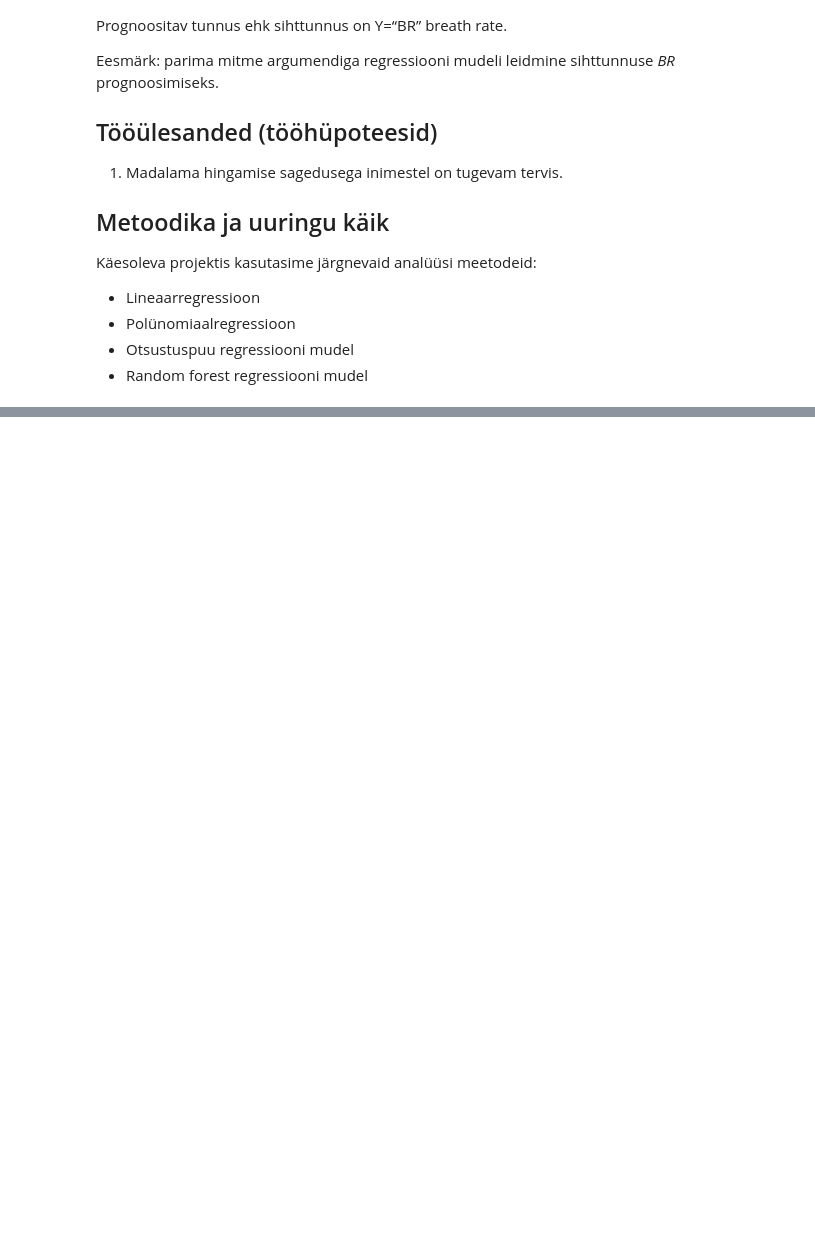
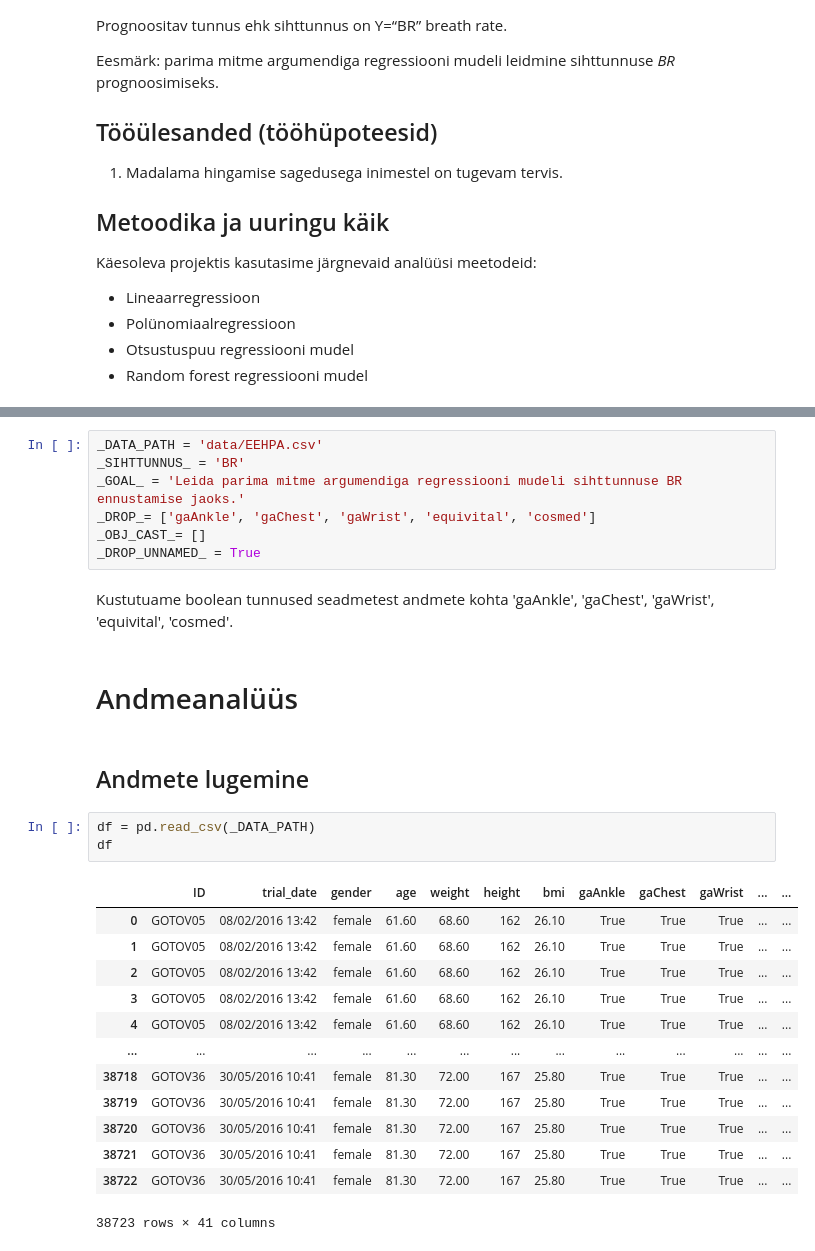
Before and after one commit to aviov/datamining_proj, a Jupyter notebook: book/sandbox.ipynb, the cells around one changed output, grey strips where cells are left out. Cells and saved outputs as stored; diff of their text form; blank space fills up the shorter version.

```diff
--- a/book/sandbox.ipynb
+++ b/book/sandbox.ipynb
@@ -133,0 +148,32 @@ Käesoleva projektis kasutasime järgnevaid analüüsi meetodeid:
+# %%
+_DATA_PATH = 'data/EEHPA.csv'
+_SIHTTUNNUS_ = 'BR'
+_GOAL_ = 'Leida parima mitme argumendiga regressiooni mudeli sihttunnuse BR ennustamise jaoks.'
+_DROP_= ['gaAnkle', 'gaChest', 'gaWrist', 'equivital', 'cosmed']
+_OBJ_CAST_= []
+_DROP_UNNAMED_ = True
+# %% [markdown]
+Kustutuame boolean tunnused seadmetest andmete kohta 'gaAnkle', 'gaChest', 'gaWrist', 'equivital', 'cosmed'.
+# %% [markdown]
+<a id='andm'></a>
+# Andmeanalüüs
+# %% [markdown]
+<a id='luge'></a>
+## Andmete lugemine
+# %%
+df = pd.read_csv(_DATA_PATH)
+df
+# %% [output]
+|  | ID | trial_date | gender | age | weight | height | bmi | gaAnkle | gaChest | gaWrist | ... | ... |
+| 0 | GOTOV05 | 08/02/2016 13:42 | female | 61.60 | 68.60 | 162 | 26.10 | True | True | True | ... | ... |
+| 1 | GOTOV05 | 08/02/2016 13:42 | female | 61.60 | 68.60 | 162 | 26.10 | True | True | True | ... | ... |
+| 2 | GOTOV05 | 08/02/2016 13:42 | female | 61.60 | 68.60 | 162 | 26.10 | True | True | True | ... | ... |
+| 3 | GOTOV05 | 08/02/2016 13:42 | female | 61.60 | 68.60 | 162 | 26.10 | True | True | True | ... | ... |
+| 4 | GOTOV05 | 08/02/2016 13:42 | female | 61.60 | 68.60 | 162 | 26.10 | True | True | True | ... | ... |
+| ... | ... | ... | ... | ... | ... | ... | ... | ... | ... | ... | ... | ... |
+| 38718 | GOTOV36 | 30/05/2016 10:41 | female | 81.30 | 72.00 | 167 | 25.80 | True | True | True | ... | ... |
+| 38719 | GOTOV36 | 30/05/2016 10:41 | female | 81.30 | 72.00 | 167 | 25.80 | True | True | True | ... | ... |
+| 38720 | GOTOV36 | 30/05/2016 10:41 | female | 81.30 | 72.00 | 167 | 25.80 | True | True | True | ... | ... |
+| 38721 | GOTOV36 | 30/05/2016 10:41 | female | 81.30 | 72.00 | 167 | 25.80 | True | True | True | ... | ... |
+| 38722 | GOTOV36 | 30/05/2016 10:41 | female | 81.30 | 72.00 | 167 | 25.80 | True | True | True | ... | ... |
+38723 rows × 41 columns
```
Also changed, not shown: parts of 29 cells of this notebook.
